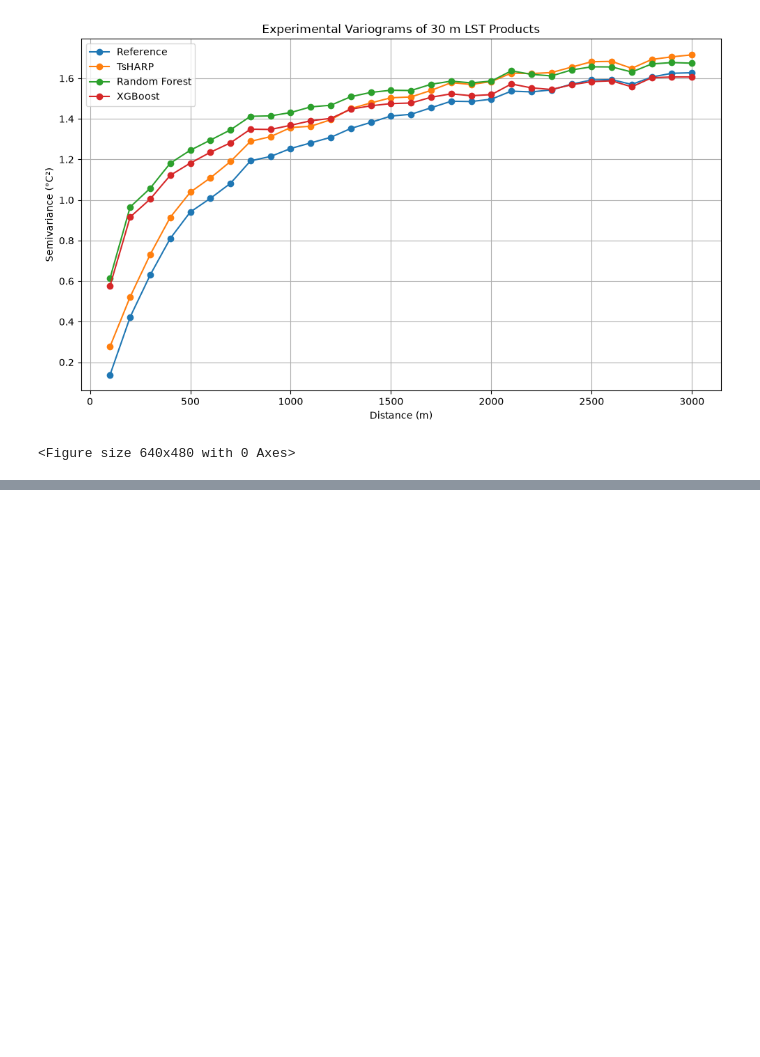
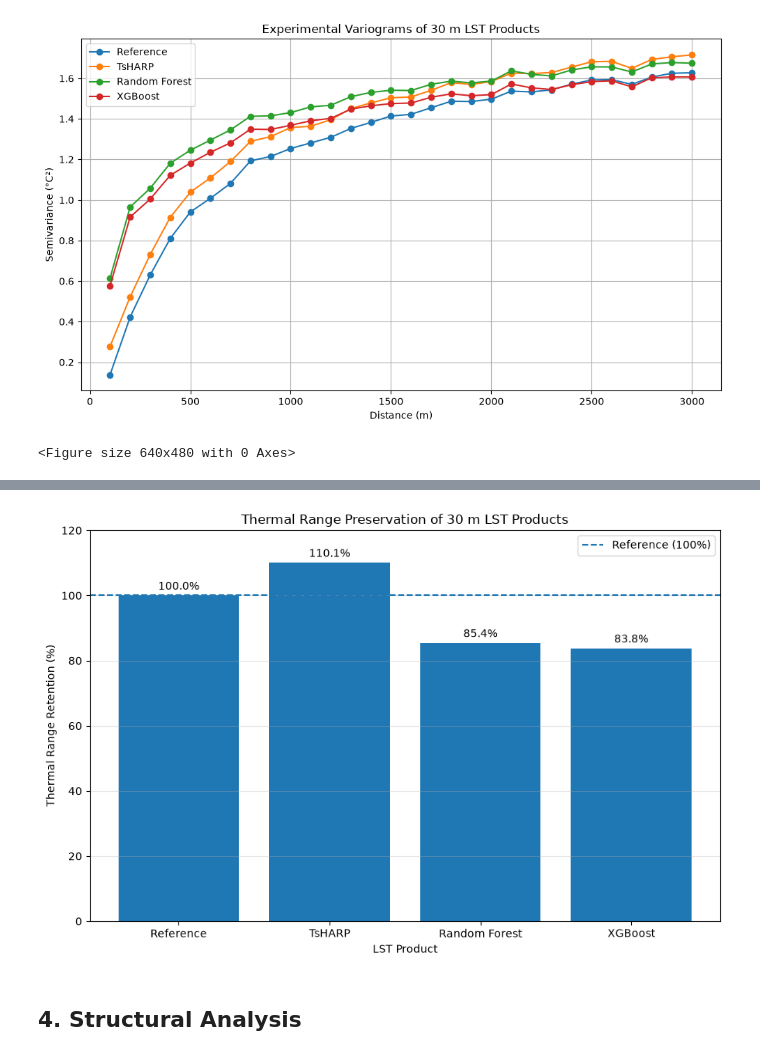
Before and after one commit to anshika1909singh-sys/GeoAI-LST-Downscaling, a Jupyter notebook: notebooks/09_Spatial_Validation.ipynb, the cells around one changed output, grey strips where cells are left out. Cells and saved outputs as stored; diff of their text form; code cells hidden in the pictures; blank space fills up the shorter version.

```diff
--- a/notebooks/09_Spatial_Validation.ipynb
+++ b/notebooks/09_Spatial_Validation.ipynb
@@ -697,0 +1068,20 @@ plt.savefig(FIGURES_DIR/"Variogram_30m_LST")
+# %%
+reference_range = np.ptp(thermal_reference)
+reference_std = np.std(thermal_reference)
+
+smoothing_results = []
+
+for name, data in datasets.items():
+
+    thermal_range = np.ptp(data)
+    std = np.std(data)
+
+    smoothing_results.append({
+        "Model": name,
+        "Range_Retention_%": (thermal_range / reference_range) * 100,
+        "Std_Retention_%": (std / reference_std) * 100
+    })
+
+smoothing_df = pd.DataFrame(smoothing_results)
+
+display(smoothing_df.round(2))
@@ -697,0 +1161,48 @@ plt.savefig(FIGURES_DIR/"Variogram_30m_LST")
+# %%
+import matplotlib.pyplot as plt
+
+models = smoothing_df["Model"].tolist()
+range_retention = smoothing_df["Range_Retention_%"].tolist()
+
+plt.figure(figsize=(9, 6))
+
+bars = plt.bar(
+    models,
+    range_retention
+)
+
+plt.axhline(
+    100,
+    linestyle="--",
+    linewidth=1.5,
+    label="Reference (100%)"
+)
+
+for bar, value in zip(bars, range_retention):
+    plt.text(
+        bar.get_x() + bar.get_width() / 2,
+        value + 1,
+        f"{value:.1f}%",
+        ha="center",
+        va="bottom"
+    )
+
+plt.xlabel("LST Product")
+plt.ylabel("Thermal Range Retention (%)")
+plt.title("Thermal Range Preservation of 30 m LST Products")
+plt.ylim(0, 120)
+plt.legend()
+plt.grid(axis="y", alpha=0.3)
+plt.tight_layout()
+
+plt.savefig(
+    FIGURES_DIR/"Thermal_Range_Preservation_30m_LST",
+    dpi=300,
+    bbox_inches="tight"
+)
+
+plt.show()
+# %% [output]
+[figure, added]
+# %% [markdown]
+## 4. Structural Analysis
```
Also changed, not shown: parts of 28 cells of this notebook, 16 other files.
